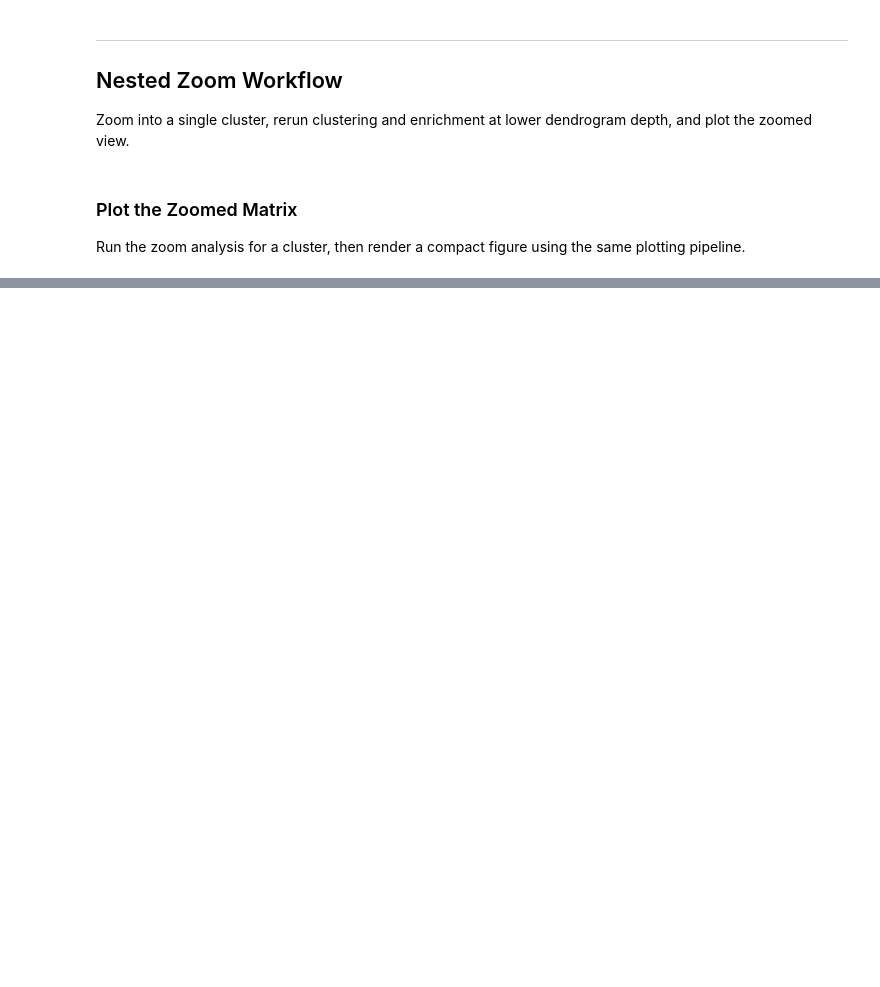
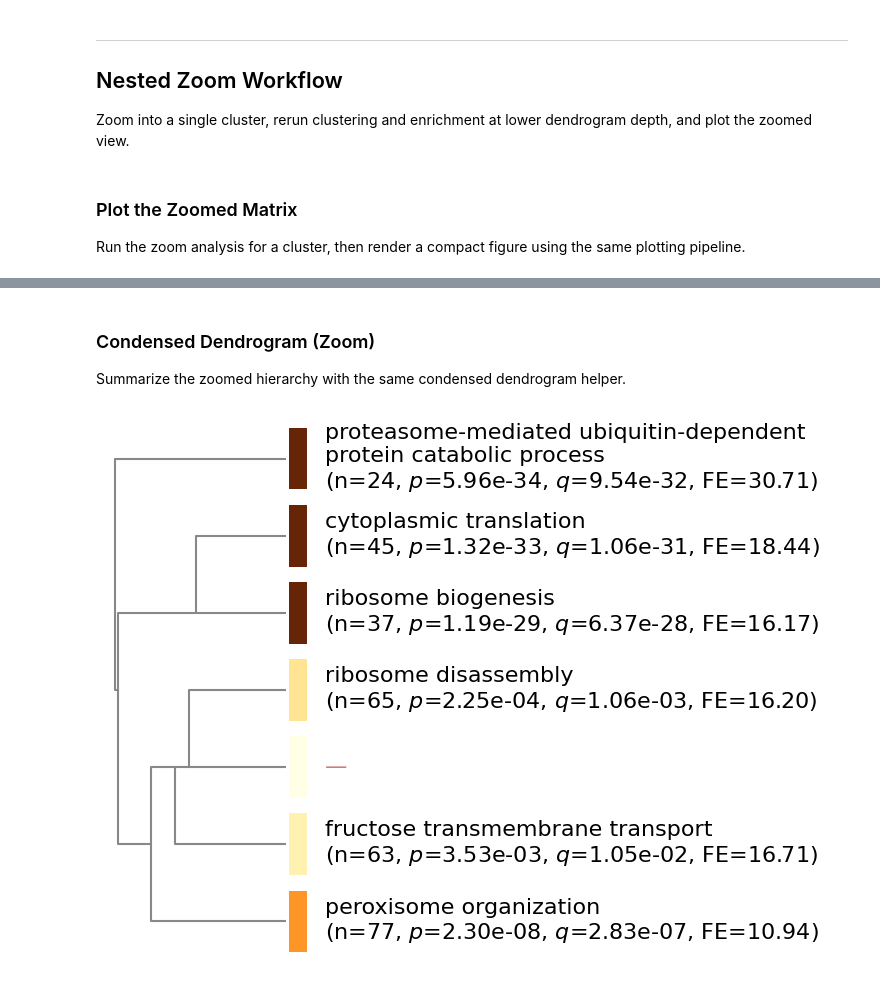
Before and after one commit to himalayas-base/himalayas-docs, a Jupyter notebook: notebooks/quickstart_advanced.ipynb, the cells around one changed output, grey strips where cells are left out. Drawn from its saved outputs; the diff is of its cells as text; code cells hidden in the pictures; blank space fills up the shorter version.

```diff
--- a/notebooks/quickstart_advanced.ipynb
+++ b/notebooks/quickstart_advanced.ipynb
@@ -851,3 +864,53 @@ plotter.show()
+# %% [markdown]
+### Condensed Dendrogram (Zoom)
+
+Summarize the zoomed hierarchy with the same condensed dendrogram helper.
+# %%
+# Summarize the zoomed hierarchy with a condensed dendrogram
+
+if len(zoom_results.clusters.unique_clusters) > 1:
+    zoom_condensed_source = zoom_results_sig if not zoom_results_sig.df.empty else zoom_results
+
+    zoom_condensed = plot_dendrogram_condensed(
+        zoom_condensed_source,
+        rank_by="p",
+        label_mode="top_term",
+        figsize=(3, 6),
+        sigbar_cmap="YlOrBr",
+        sigbar_min_logp=0.0,
+        sigbar_max_logp=15.0,
+        fontsize=16,
+        font=FONT,
+        max_words=24,
+        wrap_text=True,
+        wrap_width=40,
+        overflow="ellipsis",
+        omit_words=(),
+        label_fields=("label", "n", "p", "q", "fe"),
+        label_prefix=None,
+        label_color=LABEL_COLOR,
+        placeholder_text="—",
+        placeholder_color="#b22222",
+        placeholder_alpha=0.6,
+        skip_unlabeled=False,
+        label_left_pad=0.06,
+        dendrogram_color="#888888",
+        dendrogram_lw=1.5,
+        background_color=BACKGROUND_COLOR,
+    )
+
+    zoom_condensed.show()
+
+    if SAVE_FIGURES:
+        zoom_condensed.save(
+            "outputs/quickstart_advanced_zoom_condensed.png",
+            dpi=300,
+            bbox_inches="tight",
+        )
+else:
+    print("Zoomed condensed dendrogram skipped: fewer than two clusters.")
+# %% [output]
+[figure, added]
 # %%
 # Run nested zoom analysis and render the subcluster plot
 
```
Also changed, not shown: parts of 6 cells of this notebook, 1 other file.
